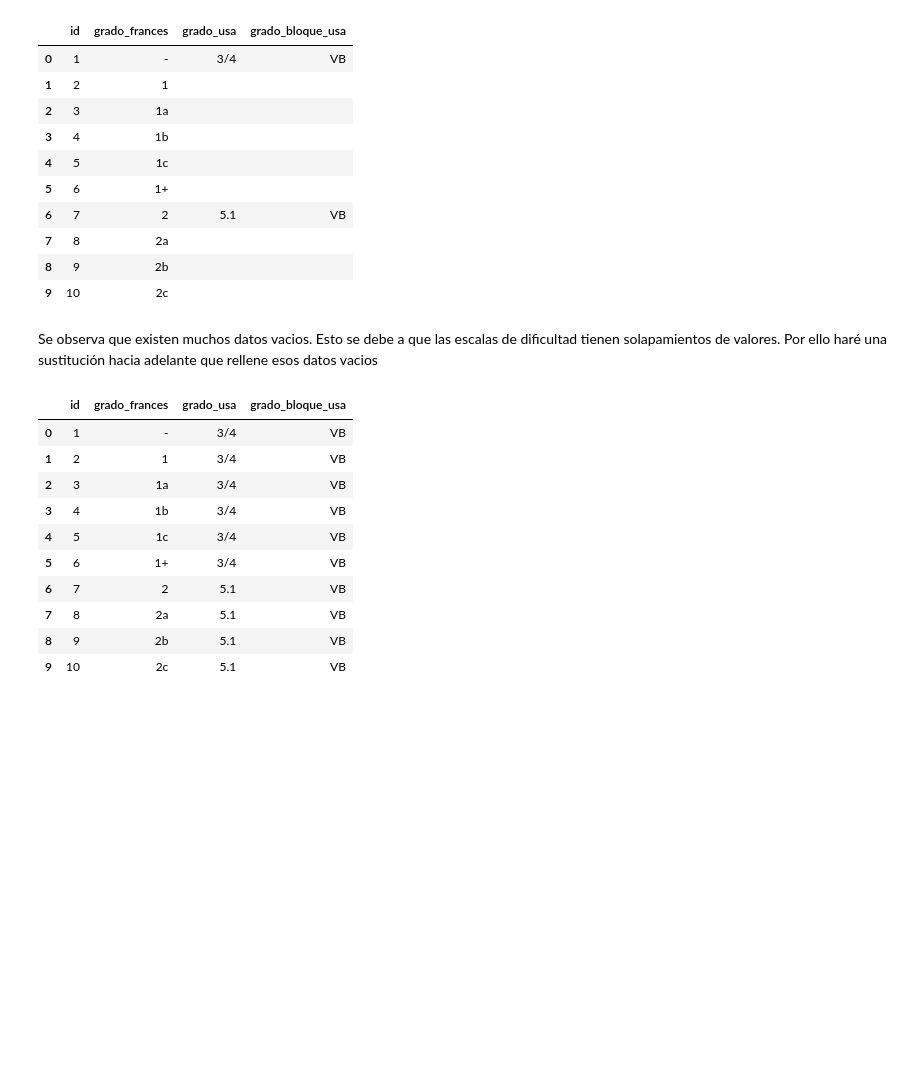
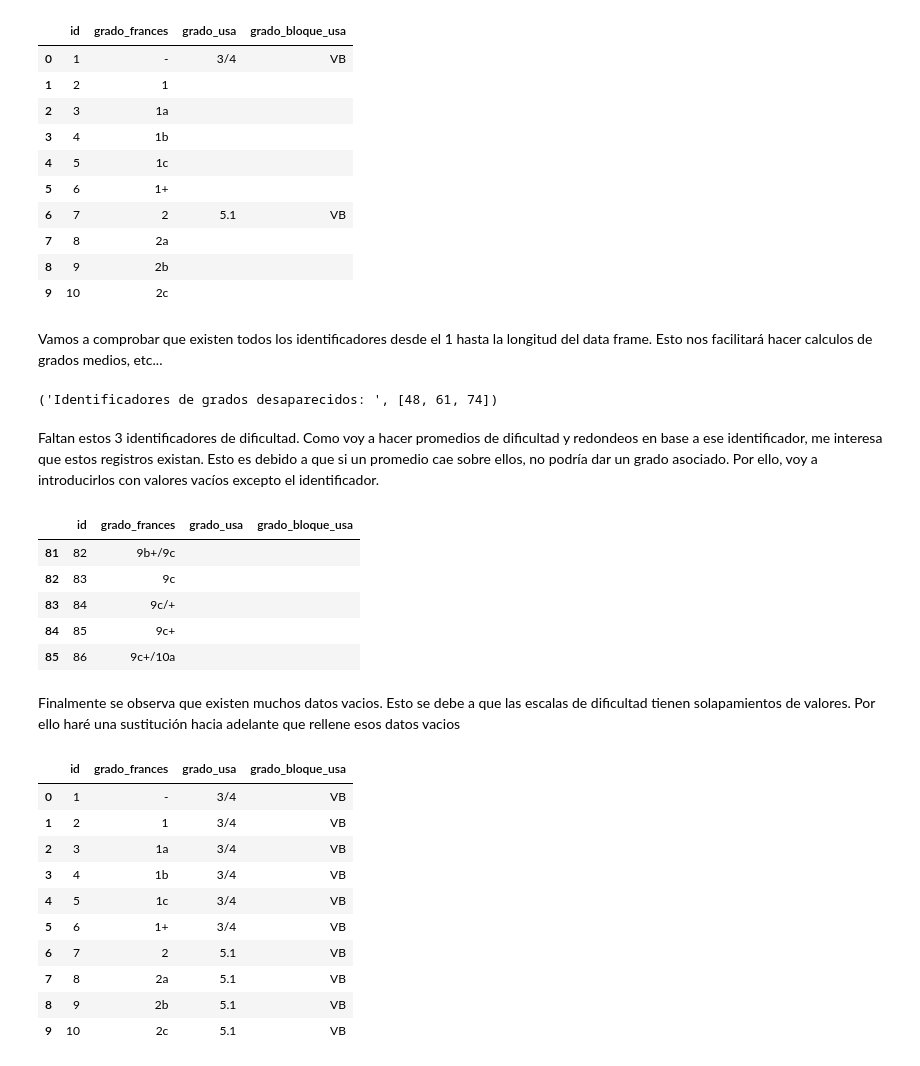
Before and after one commit to jmsanchezff/datahack_practica_bbdd, a Jupyter notebook: Caso de uso.ipynb, the cells around one changed output. Cells and saved outputs as stored; diff of their text form; code cells hidden in the pictures; blank space fills up the shorter version.

```diff
--- a/Caso de uso.ipynb
+++ b/Caso de uso.ipynb
@@ -167,8 +182,34 @@ df_dificultades.head(10)
 | 7 | 8 | 2a |  |  |
 | 8 | 9 | 2b |  |  |
 | 9 | 10 | 2c |  |  |
+# %% [markdown]
+Vamos a comprobar que existen todos los identificadores desde el 1 hasta la longitud del data frame. Esto nos facilitará hacer calculos de grados medios, etc...
+# %%
+id_grados_tabulados = df_dificultades['id'].unique()
+id_grados_esperados = range(1,max(df_dificultades['id']+1))
+id_grados_perdidos = list(set(id_grados_esperados)^set(id_grados_tabulados));
+print('Identificadores de grados desaparecidos: ',id_grados_perdidos)
+# %% [output]
+('Identificadores de grados desaparecidos: ', [48, 61, 74])
+# %% [markdown]
+Faltan estos 3 identificadores de dificultad. Como voy a hacer promedios de dificultad y redondeos en base a ese identificador, me interesa que estos registros existan. Esto es debido a que si un promedio cae sobre ellos, no podría dar un grado asociado. Por ello, voy a introducirlos con valores vacíos excepto el identificador.
+# %%
+for id_perdido in id_grados_perdidos :
+    df=pd.DataFrame([[id_perdido, '', '', '']], columns=list(df_dificultades));
+    df_dificultades = df_dificultades.append(df, ignore_index=True);
+# %%
+df_dificultades = df_dificultades.sort_values(['id'],ascending=[True]);
+df_dificultades = df_dificultades.reset_index(drop=True)
+df_dificultades.tail()
+# %% [output]
+|  | id | grado_frances | grado_usa | grado_bloque_usa |
+| 81 | 82 | 9b+/9c |  |  |
+| 82 | 83 | 9c |  |  |
+| 83 | 84 | 9c/+ |  |  |
+| 84 | 85 | 9c+ |  |  |
+| 85 | 86 | 9c+/10a |  |  |
 # %% [markdown]
-Se observa que existen muchos datos vacios. Esto se debe a que las escalas de dificultad tienen solapamientos de valores. Por ello haré una sustitución hacia adelante que rellene esos datos vacios
+Finalmente se observa que existen muchos datos vacios. Esto se debe a que las escalas de dificultad tienen solapamientos de valores. Por ello haré una sustitución hacia adelante que rellene esos datos vacios
 # %%
 df_dificultades.replace(r'^\s*$', np.nan, regex=True, inplace = True);
 df_dificultades = df_dificultades.fillna(method='ffill');
```
Also changed, not shown: parts of 20 cells of this notebook, 4 other files.
